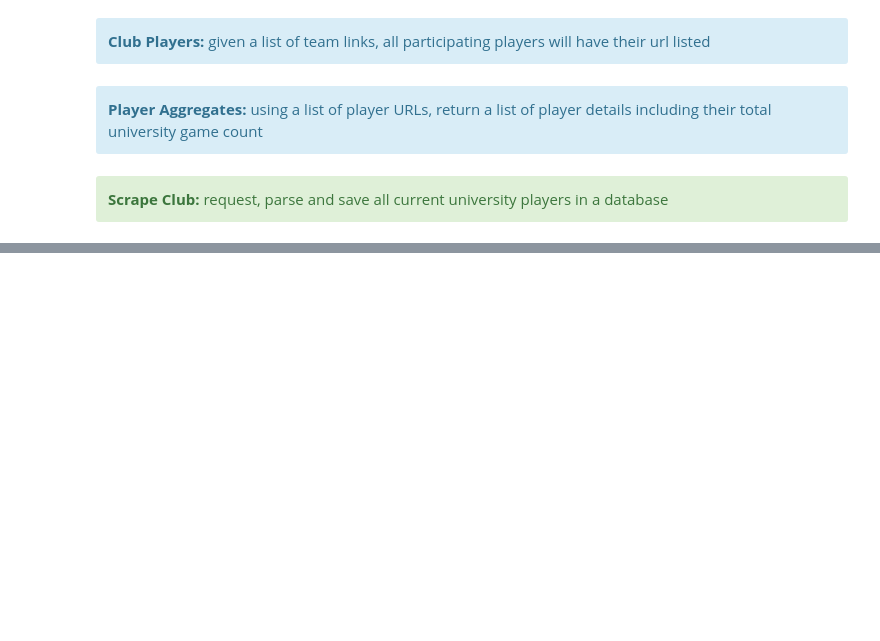
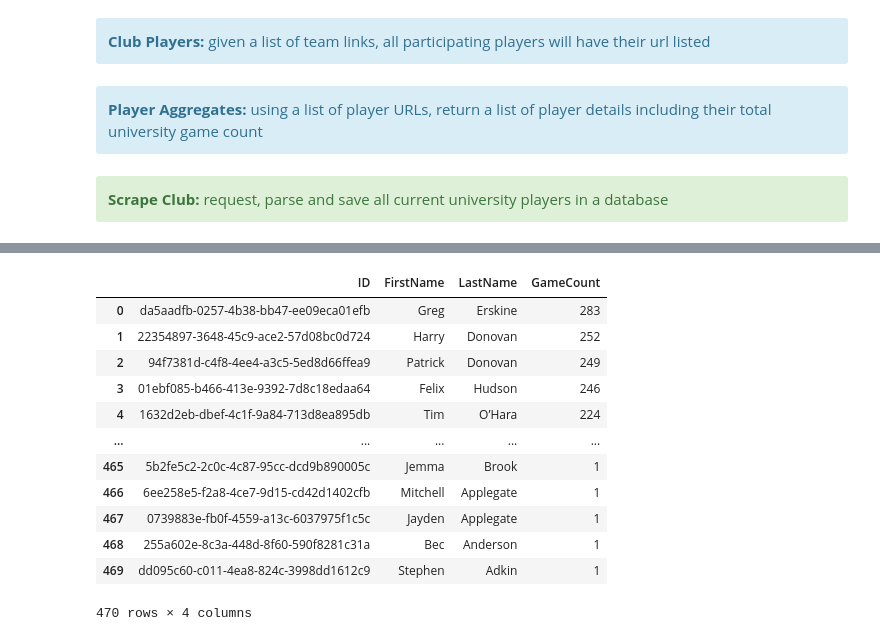
Before and after one commit to tomd09/aflUniversity, a Jupyter notebook: playerGameCounts/gameCounts.ipynb, the cells around one changed output, grey strips where cells are left out. Saved outputs shown, nothing was run; the diff lists cells and outputs as text; code cells hidden in the pictures; blank space fills up the shorter version.

```diff
--- a/playerGameCounts/gameCounts.ipynb
+++ b/playerGameCounts/gameCounts.ipynb
@@ -353 +353,29 @@ Players Updated: 468
 470 rows × 4 columns
+# %%
+def initialisePlayerCounts():
+    localEngine = initDB()
+    devEngine = initDB('devDbAddress')
+    prodEngine = initDB('prodDbAddress')
+    engines = [localEngine, devEngine, prodEngine]
+    with localEngine.connect() as conn:
+        df = pd.read_sql(text('SELECT * FROM players'), conn)
+    for engine in engines:
+        with engine.connect() as conn:
+            df.to_sql('uni_players', con=engine, if_exists='replace', index=False)
+    return df
+
+initialisePlayerCounts()
+# %% [output]
+|  | ID | FirstName | LastName | GameCount |
+| 0 | da5aadfb-0257-4b38-bb47-ee09eca01efb | Greg | Erskine | 283 |
+| 1 | 22354897-3648-45c9-ace2-57d08bc0d724 | Harry | Donovan | 252 |
+| 2 | 94f7381d-c4f8-4ee4-a3c5-5ed8d66ffea9 | Patrick | Donovan | 249 |
+| 3 | 01ebf085-b466-413e-9392-7d8c18edaa64 | Felix | Hudson | 246 |
+| 4 | 1632d2eb-dbef-4c1f-9a84-713d8ea895db | Tim | O’Hara | 224 |
+| ... | ... | ... | ... | ... |
+| 465 | 5b2fe5c2-2c0c-4c87-95cc-dcd9b890005c | Jemma | Brook | 1 |
+| 466 | 6ee258e5-f2a8-4ce7-9d15-cd42d1402cfb | Mitchell | Applegate | 1 |
+| 467 | 0739883e-fb0f-4559-a13c-6037975f1c5c | Jayden | Applegate | 1 |
+| 468 | 255a602e-8c3a-448d-8f60-590f8281c31a | Bec | Anderson | 1 |
+| 469 | dd095c60-c011-4ea8-824c-3998dd1612c9 | Stephen | Adkin | 1 |
+470 rows × 4 columns
```
Also changed, not shown: parts of 1 cell of this notebook, 1 other file.
